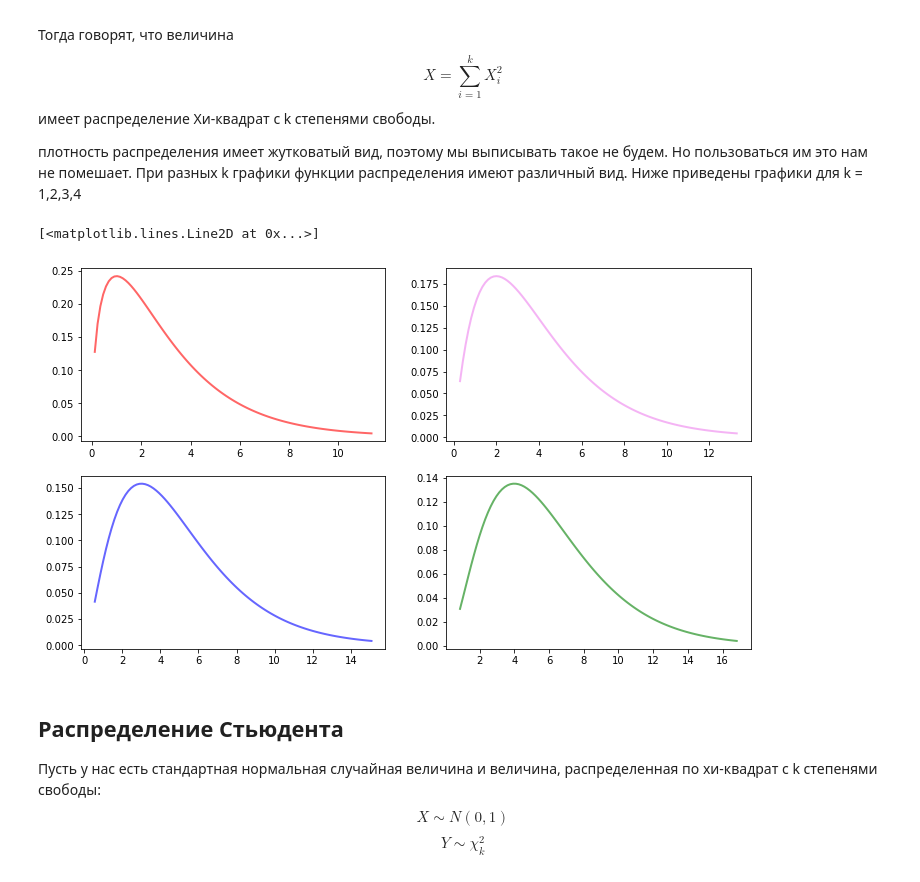
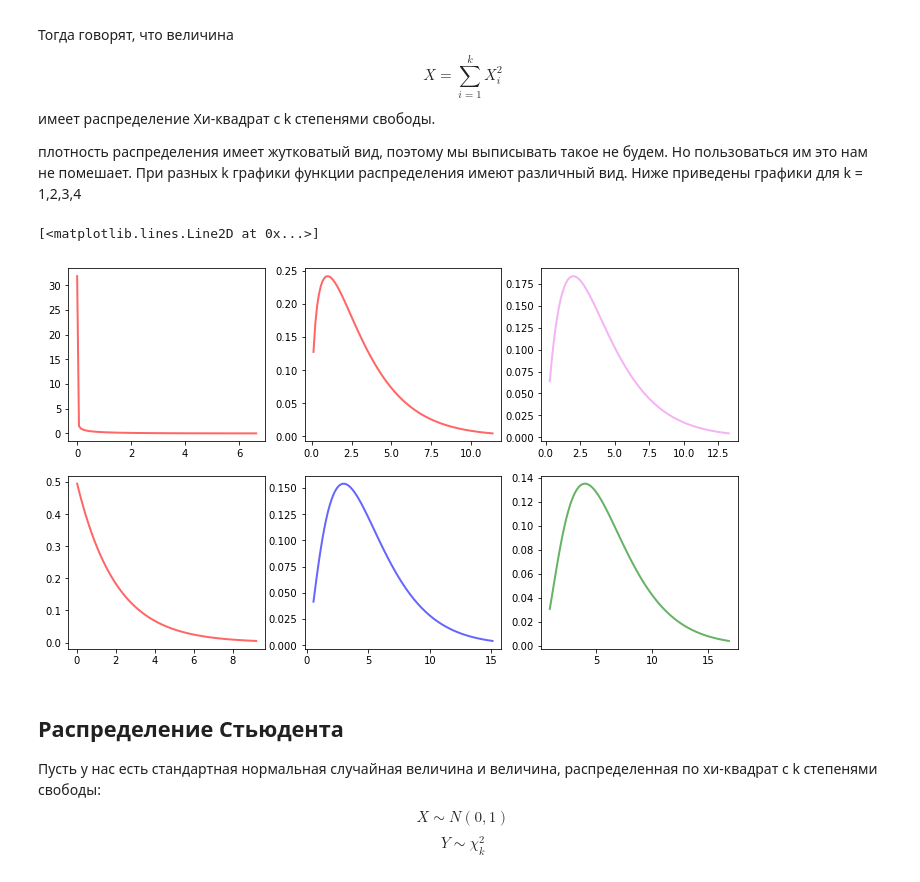
Before and after one commit to sashasenna/Statistics-2021-2022-part-2-, a Jupyter notebook: lect5/lect5. Confidence intervals.ipynb, the cells around one changed output. Cells and saved outputs as stored; diff of their text form; code cells hidden in the pictures.

```diff
--- a/lect5/lect5. Confidence intervals.ipynb
+++ b/lect5/lect5. Confidence intervals.ipynb
@@ -104,26 +104,30 @@ $$X_1...X_n \sim N(0,1)$$
 # %%
 from scipy.stats import chi2
 import scipy
 import numpy as np
 import matplotlib.pyplot as plt
 
-df = [3,4,5,6]
+df = [1,2,3,4,5,6]
 
-fig, ax = plt.subplots(2, 2, figsize=(12,7))
+fig, ax = plt.subplots(2, 3, figsize=(12,7))
 x = []
 pdf = []
 # for i in df:
+x = np.linspace(chi2.ppf(0.01, 1),chi2.ppf(0.99, 1), 100)
+ax[0,0].plot(x, chi2.pdf(x,1),c='red', lw=2, alpha=0.6, label='chi2 pdf')
 x = np.linspace(chi2.ppf(0.01, 3),chi2.ppf(0.99, 3), 100)
-ax[0,0].plot(x, chi2.pdf(x, 3),c='red', lw=2, alpha=0.6, label='chi2 pdf')
+ax[0,1].plot(x, chi2.pdf(x, 3),c='red', lw=2, alpha=0.6, label='chi2 pdf')
 x = np.linspace(chi2.ppf(0.01, 4),chi2.ppf(0.99, 4), 100)
-ax[0,1].plot(x, chi2.pdf(x, 4),c='violet', lw=2, alpha=0.6, label='chi2 pdf')
+ax[0,2].plot(x, chi2.pdf(x, 4),c='violet', lw=2, alpha=0.6, label='chi2 pdf')
+x = np.linspace(chi2.ppf(0.01, 2),chi2.ppf(0.99, 2), 100)
+ax[1,0].plot(x, chi2.pdf(x,2),c='red', lw=2, alpha=0.6, label='chi2 pdf')
 x = np.linspace(chi2.ppf(0.01, 5),chi2.ppf(0.99, 5), 100)
-ax[1,0].plot(x, chi2.pdf(x, 5),c='blue', lw=2, alpha=0.6, label='chi2 pdf')
+ax[1,1].plot(x, chi2.pdf(x, 5),c='blue', lw=2, alpha=0.6, label='chi2 pdf')
 x = np.linspace(chi2.ppf(0.01, 6),chi2.ppf(0.99, 6), 100)
-ax[1,1].plot(x, chi2.pdf(x, 6),c='green', lw=2, alpha=0.6, label='chi2 pdf')
+ax[1,2].plot(x, chi2.pdf(x, 6),c='green', lw=2, alpha=0.6, label='chi2 pdf')
 # %% [output]
 [<matplotlib.lines.Line2D at 0x...>]
-[figure, old version]
+[figure, new version]
 # %% [markdown]
 ## Распределение Стьюдента
 
```
Also changed, not shown: parts of 13 cells of this notebook, 23 other files.
